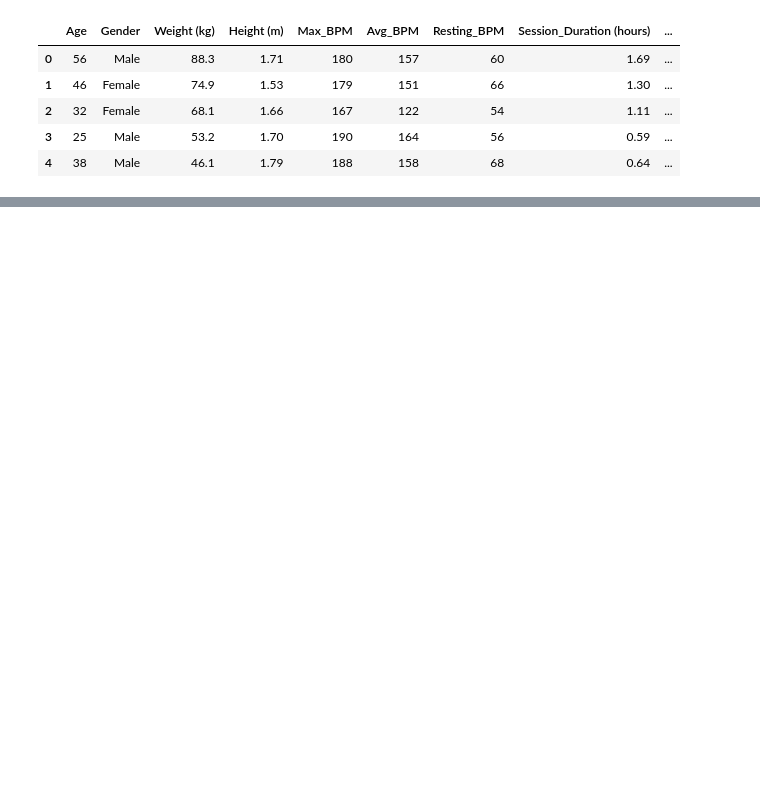
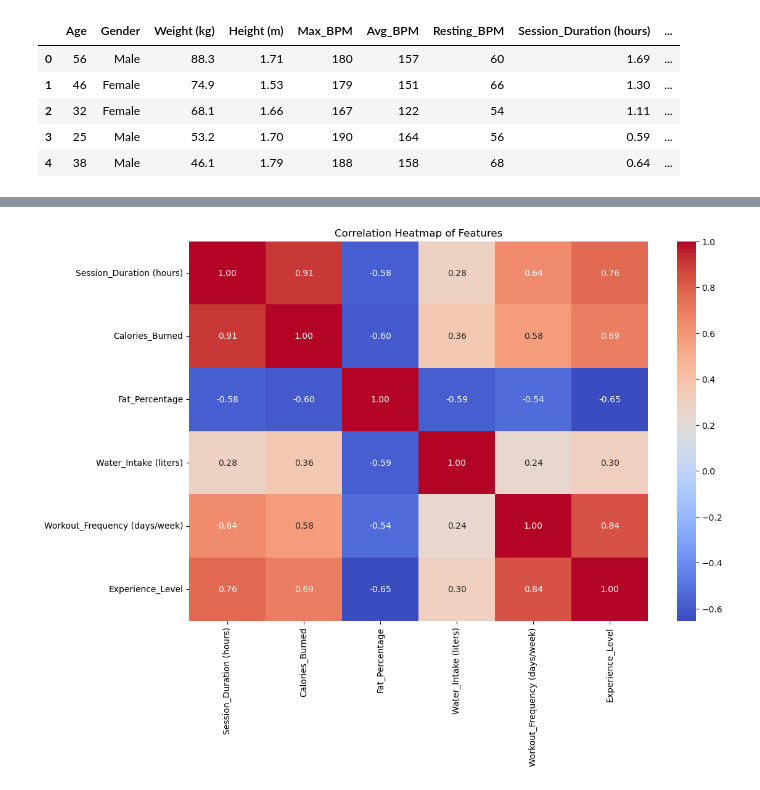
Before and after one commit to josuevicente33/Intro-to-ML-Team-Project, a Jupyter notebook: Project Work.ipynb, the cells around one changed output, grey strips where cells are left out. Drawn from its saved outputs; the diff is of its cells as text; code cells hidden in the pictures; blank space fills up the shorter version.

```diff
--- a/Project Work.ipynb
+++ b/Project Work.ipynb
@@ -74,0 +162,12 @@ print(tabulate(df_encoded.head(), headers='keys', tablefmt='psql'))  # Display t
+# %%
+plt.figure(figsize=(12, 8))
+
+selected_features = ['Session_Duration (hours)', 'Calories_Burned', 'Fat_Percentage', 'Water_Intake (liters)', 'Workout_Frequency (days/week)', 'Experience_Level']
+corr_matrix = df_encoded[selected_features].corr()
+#corr_matrix = df_encoded.corr()
+
+sns.heatmap(corr_matrix, annot=True, cmap='coolwarm', fmt='.2f')
+plt.title('Correlation Heatmap of Features')
+plt.show()
+# %% [output]
+[figure, added]
```
Also changed, not shown: parts of 9 cells of this notebook.
